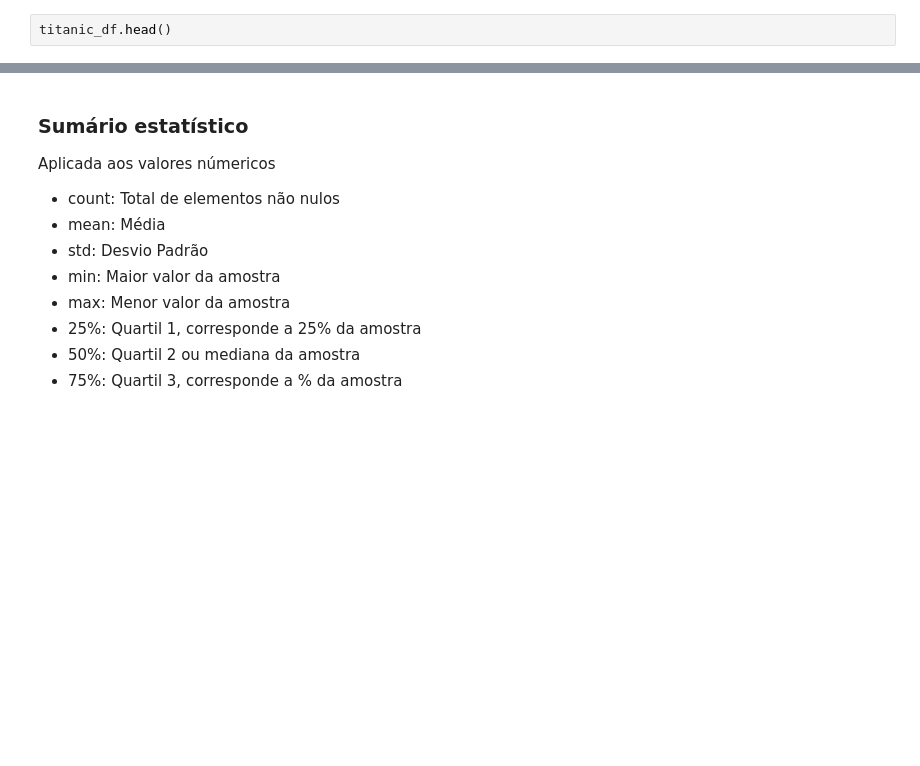
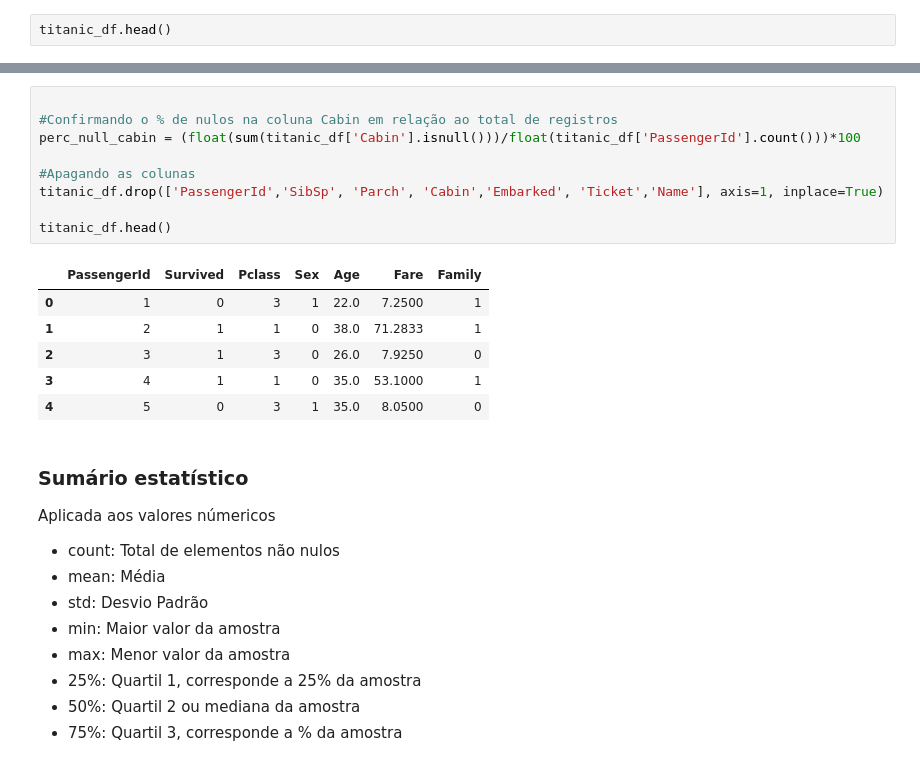
Before and after one commit to liebycardoso/Data_Analysis, a Jupyter notebook: Titanic.ipynb, the cells around one changed output, grey strips where cells are left out. Drawn from its saved outputs; the diff is of its cells as text; blank space fills up the shorter version.

```diff
--- a/Titanic.ipynb
+++ b/Titanic.ipynb
@@ -25,3 +103,19 @@ titanic_df.head()
+# %%
+
+#Confirmando o % de nulos na coluna Cabin em relação ao total de registros
+perc_null_cabin = (float(sum(titanic_df['Cabin'].isnull()))/float(titanic_df['PassengerId'].count()))*100
+
+#Apagando as colunas
+titanic_df.drop(['PassengerId','SibSp', 'Parch', 'Cabin','Embarked', 'Ticket','Name'], axis=1, inplace=True)
+
+titanic_df.head()
+# %% [output]
+|  | PassengerId | Survived | Pclass | Sex | Age | Fare | Family |
+| 0 | 1 | 0 | 3 | 1 | 22.0 | 7.2500 | 1 |
+| 1 | 2 | 1 | 1 | 0 | 38.0 | 71.2833 | 1 |
+| 2 | 3 | 1 | 3 | 0 | 26.0 | 7.9250 | 0 |
+| 3 | 4 | 1 | 1 | 0 | 35.0 | 53.1000 | 1 |
+| 4 | 5 | 0 | 3 | 1 | 35.0 | 8.0500 | 0 |
 # %% [markdown]
 ### Sumário estatístico
 Aplicada aos valores númericos
```
Also changed, not shown: parts of 49 cells of this notebook.
